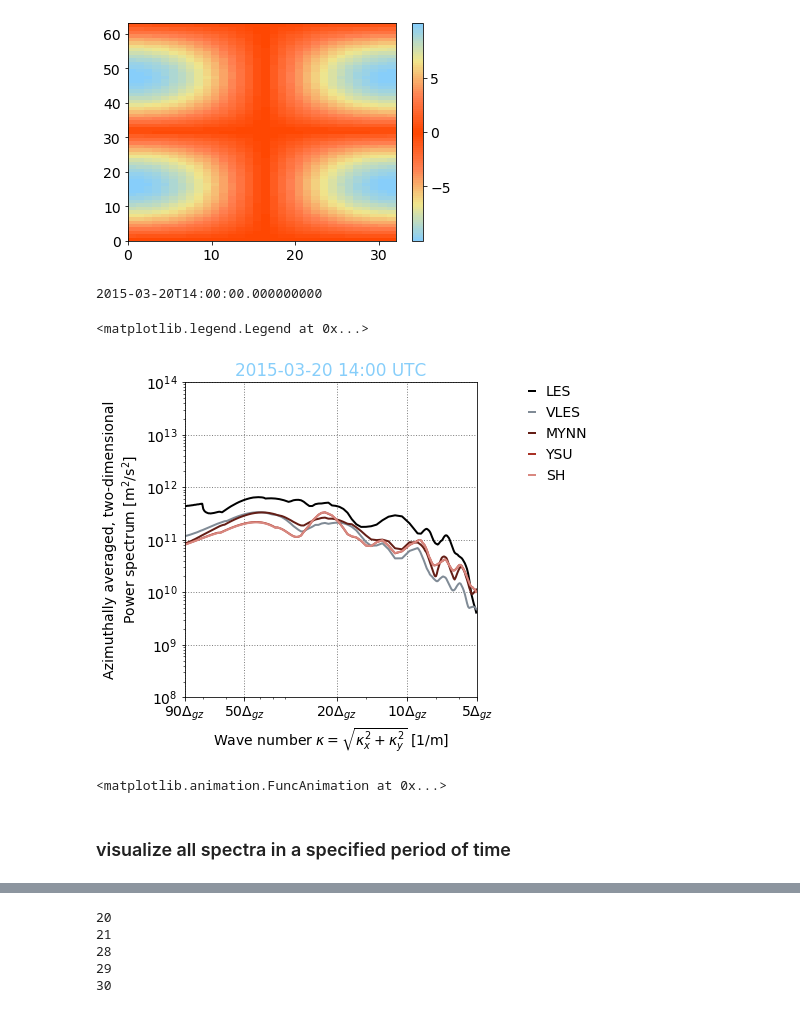
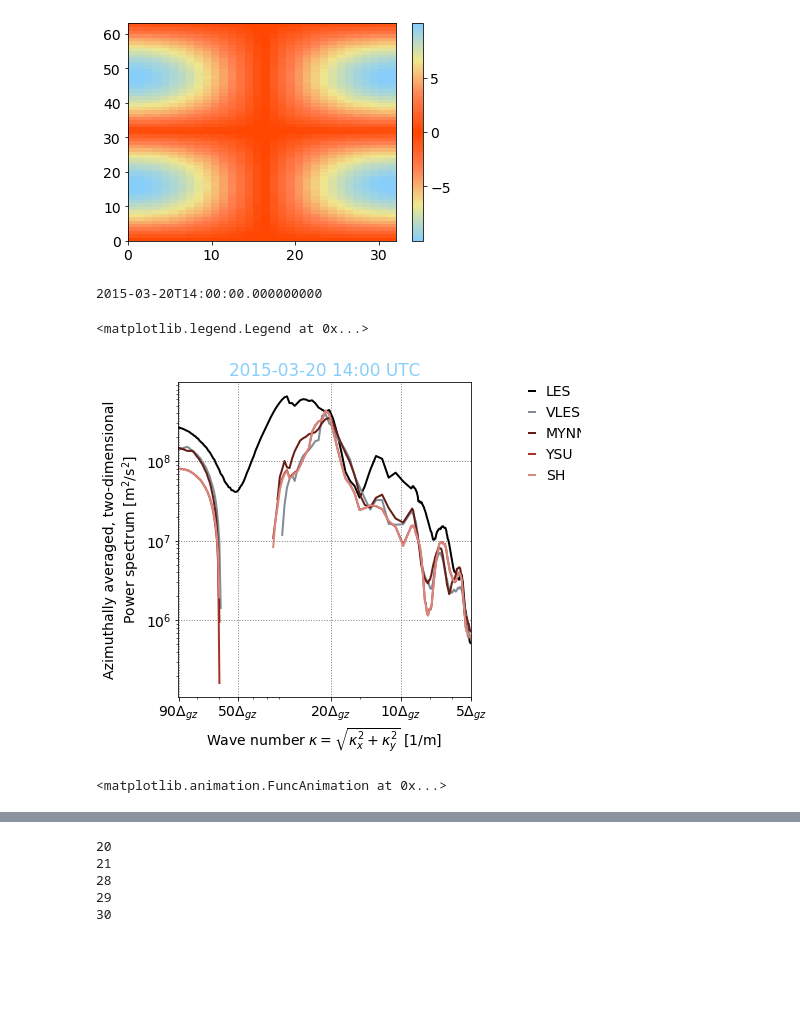
Before and after one commit to dorn1984/xpia, a Jupyter notebook: plot_spectra_and_cospectra.ipynb, the cells around one changed output, grey strips where cells are left out. Drawn from its saved outputs; the diff is of its cells as text; code cells hidden in the pictures; blank space fills up the shorter version.

```diff
--- a/plot_spectra_and_cospectra.ipynb
+++ b/plot_spectra_and_cospectra.ipynb
@@ -69,23 +77,32 @@ days    = [20,21,28,29,30]#,21,28,29,30]
 hours   = np.arange(14,24,1)
 minutes = np.arange(0,60,10)
 
-varname     = 'w'
-df_snapshot = []
-datetimes   = []
+varname         = 'w'
+df_snapshot_les = []
+df_snapshot_gz  = []
+datetimes       = []
 
 for day in days:
     for hour in hours:
         for minute in minutes:
+
             datetime = pd.Timestamp(year=year,month=month,day=day,hour=hour,minute=minute)
 
-            if datetime not in convective_list:
-                print ("Skipping {0:%Y-%m-%d_%H-%M}".format(datetime))
-                continue
-            else:
-                fin      = os.path.join(outpath,"ps_azimuthal_mean_{0:%Y-%m-%d_%H-%M}_{1}.npz".format(datetime,varname))
-                sys.stdout.write('\r'+fin)
-                dfnow    = pd.read_csv(fin, index_col=[0])
-                dfnow['datetime'] = datetime
-                df_snapshot.append(dfnow)
-                datetimes.append(datetime)
+            #if datetime not in convective_list:
+            #    print ("Skipping {0:%Y-%m-%d_%H-%M}".format(datetime))
+            #    continue
+            #else:
+            fin                   = os.path.join(outpath,"psd_azimuthal_mean_les_{0:%Y-%m-%d_%H-%M}_{1}.npz".format(datetime,varname))
+            sys.stdout.write('\r'+fin)
+            dfnow_les             = pd.read_csv(fin, index_col=[0])
+            dfnow_les['datetime'] = datetime
+
+            fin                   = os.path.join(outpath,"psd_azimuthal_mean_gray_zone_{0:%Y-%m-%d_%H-%M}_{1}.npz".format(datetime,varname))
+            sys.stdout.write('\r'+fin)
+            dfnow_gz             = pd.read_csv(fin, index_col=[0])
+            dfnow_gz['datetime'] = datetime
+
+            df_snapshot_les.append(dfnow_les)
+            df_snapshot_gz.append(dfnow_gz)
+            datetimes.append(datetime)
 # %% [output]
@@ -109,6 +116,2 @@ Skipping 2015-03-30_23-50
 # %% [markdown]
 ### organize into multi-index dataframe
-# %%
-df_all = pd.concat(df_snapshot)
-# %%
-df_all = df_all.reset_index().set_index(['datetime','index'])
@@ -156,35 +191,35 @@ for datetime in datetimes[0:1]:
     idx = np.where((snapshot.index<=filterf)&(snapshot.index>=minf))
     lines = {}
     for sim in sims_to_plot:
         lw=6 if 'raw' in sim else 2
         lines[sim] = ax.loglog(snapshot.index[idx], snapshot[sim].values[idx], lw=lw, color=colors[sim], label=sim)[0]
         #texts = [ax.text(0.80, 0.95-i*0.05,  '', transform=ax.transAxes) for i in range(N)]
 
 ax.set_xlabel("Wave number $\kappa=\sqrt{\kappa_x^2+\kappa_y^2}$ [1/m]")
 ax.set_ylabel("Azimuthally averaged, two-dimensional\nPower spectrum [m$^2$/s$^2$]")
 ax.set_xlim([minf,filterf])
 ax.set_xticks(xticks)
 ax.set_xticklabels(xlabels)
 
 datetime = pd.Timestamp(datetime)
 difference = datetime-pd.Timestamp(year=year,month=month,day=datetime.day,hour=14,minute=0)
 difference_decimal = difference.total_seconds()/(10*60*60)
 
 ax.set_title("{0:%Y-%m-%d %H:%M} UTC".format(pd.Timestamp(datetime)),color=cm(difference_decimal))
 
-ax.set_ylim([1e8,1e14])
+# ax.set_ylim([1e8,1e14])
 fig.subplots_adjust(left=0.2,bottom=0.15,right=0.78)
 
 ls     = []
 labels = []
 for sim in sims_to_plot:
     ls.append(Line2D([0], [0], color=colors[sim], linewidth=2, marker='None'))
     labels.append(sim.upper())
 fig.legend(ls,labels,bbox_to_anchor=(1,0.9),frameon=False,handlelength=0.4)
 # %% [output]
 2015-03-20T14:00:00.000000000
 <matplotlib.legend.Legend at 0x...>
-[figure, old version]
+[figure, new version]
 # %%
 def animate(i):
 
@@ -210,5 +245,3 @@ anim
 # %%
 fout = "../figs/spectra_azimuthally_averaged_{0}_z_over_zi_{1}_day_{2}_no_raw.mp4".format(varname,z_zi_target,datetime.day)
 anim.save(fout)
-# %% [markdown]
-### visualize all spectra in a specified period of time
```
Also changed, not shown: parts of 39 cells of this notebook, 21 other files.
